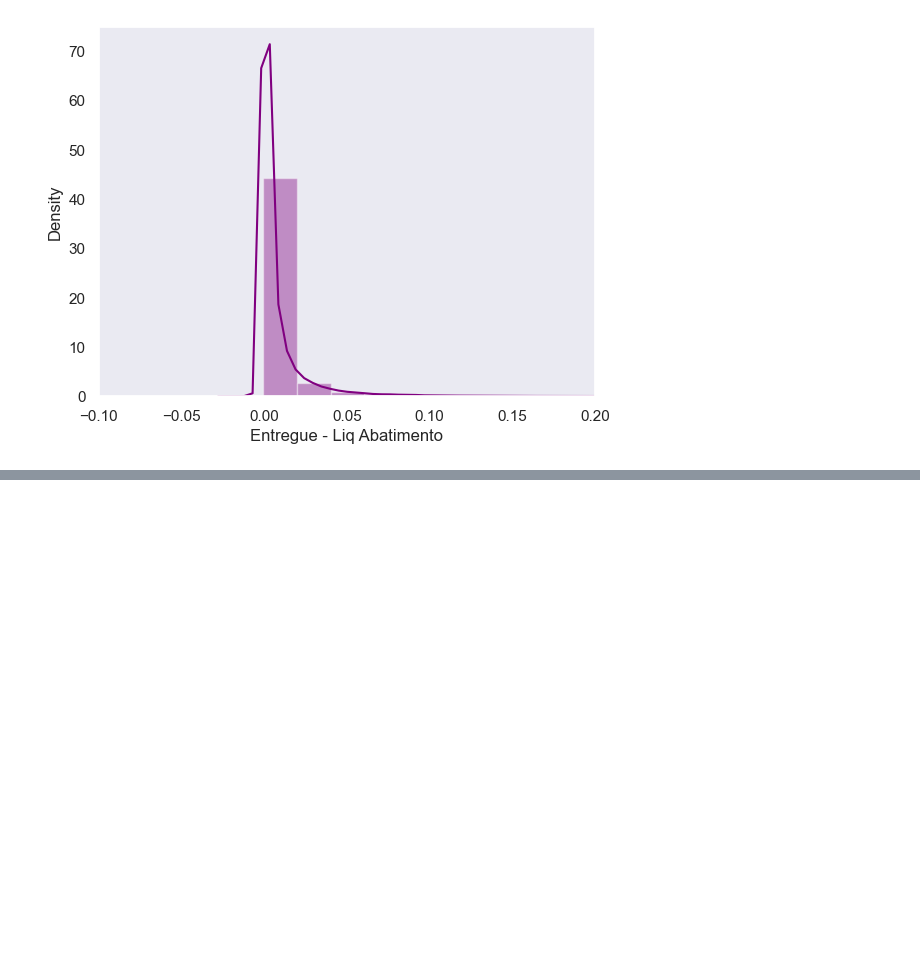
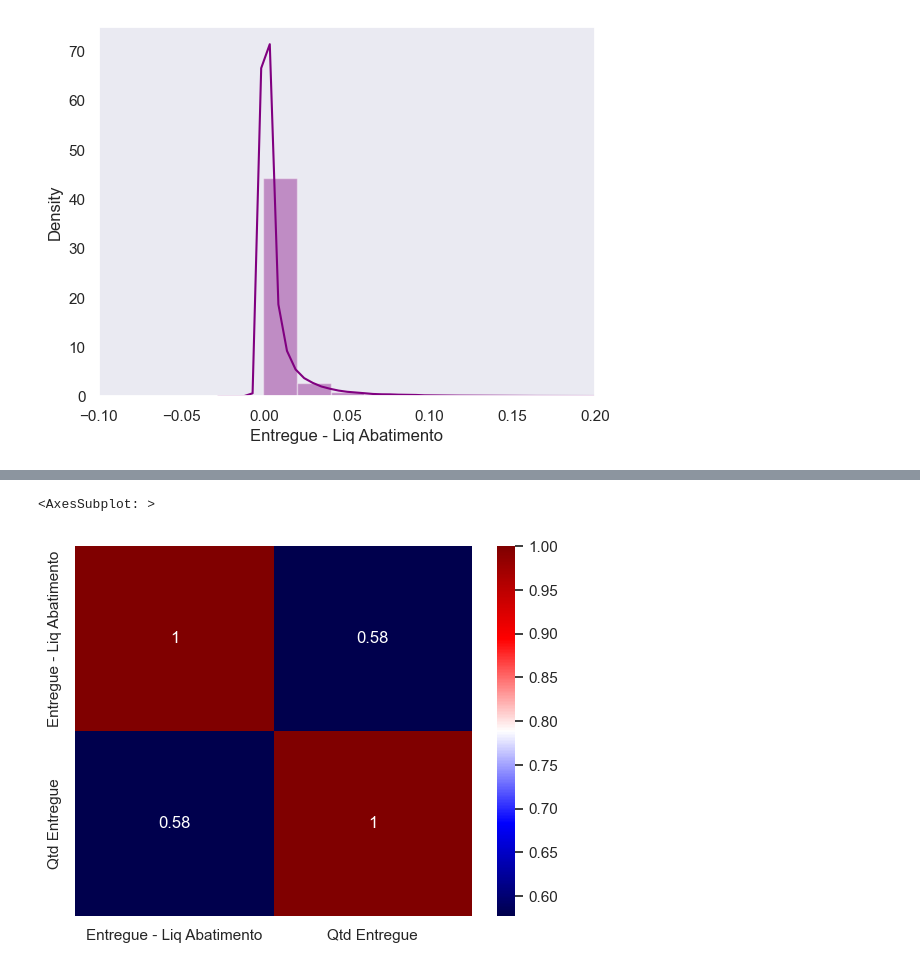
Before and after one commit to diullio/final_project_ada, a Jupyter notebook: Trabalho.ipynb, the cells around one changed output, grey strips where cells are left out. Saved outputs shown, nothing was run; the diff lists cells and outputs as text; code cells hidden in the pictures; blank space fills up the shorter version.

```diff
--- a/Trabalho.ipynb
+++ b/Trabalho.ipynb
@@ -202,0 +254,5 @@ https://gist.github.com/mwaskom/de44147ed2974457ad6372750bbe5751
+# %%
+sn.heatmap(df_filter.corr(), annot=True, cmap='seismic')
+# %% [output]
+<AxesSubplot: >
+[figure, added]
```
Also changed, not shown: parts of 8 cells of this notebook.
